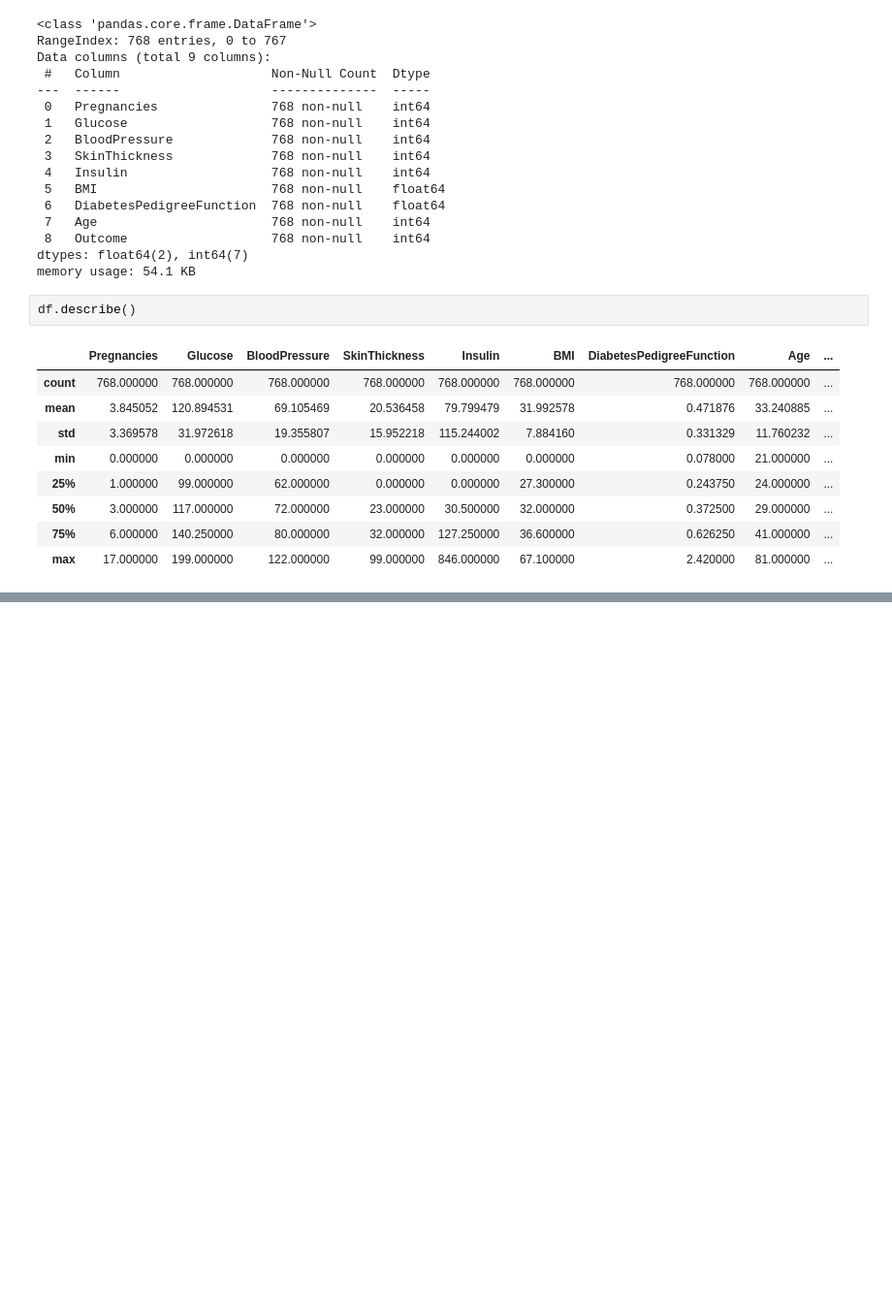
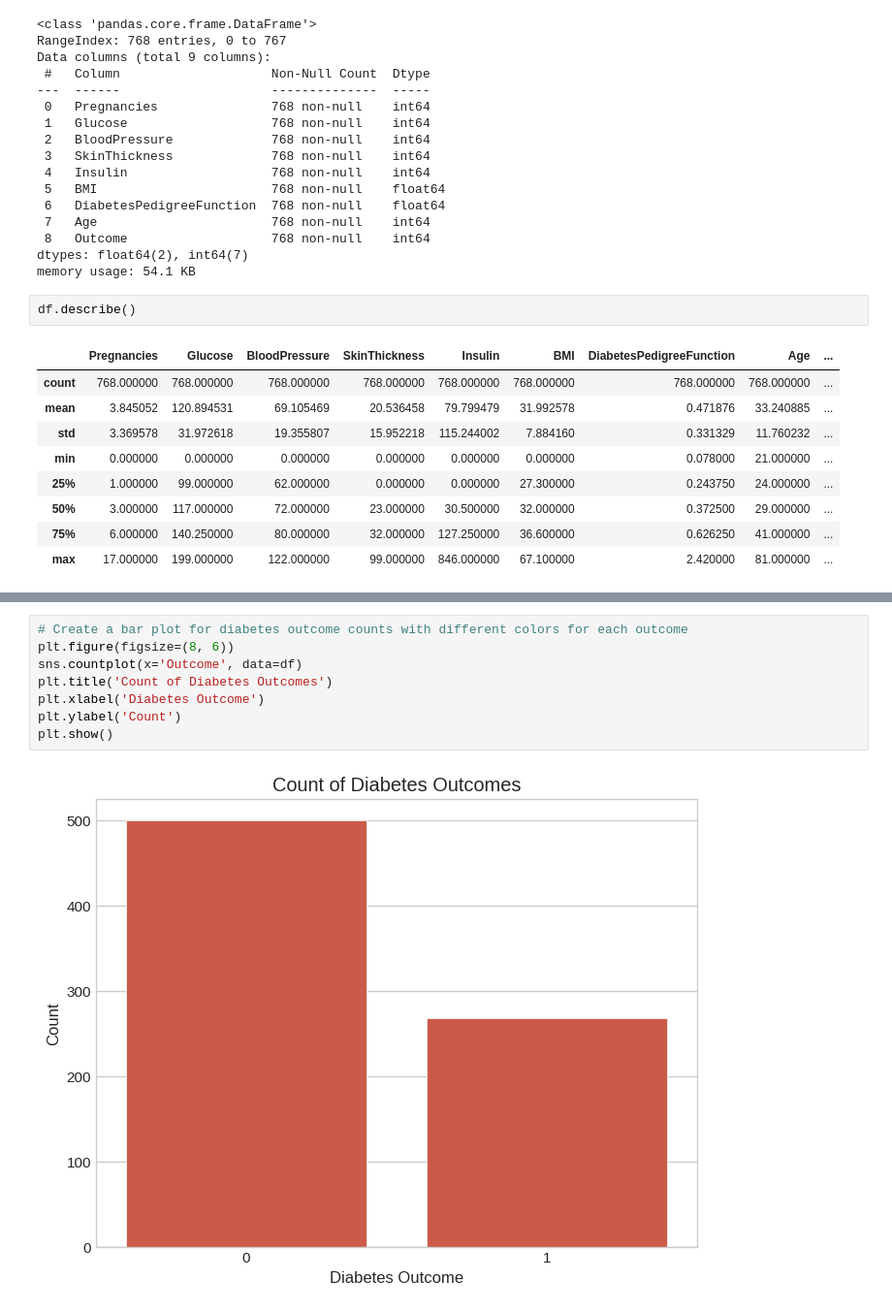
Before and after one commit to drpafowler/applied-ml-philip, a Jupyter notebook: lab02/ml02_philip_pima.ipynb, the cells around one changed output, grey strips where cells are left out. Shown: that part at 97% size. Saved outputs shown, nothing was run; the diff lists cells and outputs as text; blank space fills up the shorter version.

Commit message:
pima indians diabetes dataset.csv

```diff
--- a/lab02/ml02_philip_pima.ipynb
+++ b/lab02/ml02_philip_pima.ipynb
@@ -104,0 +127,10 @@ plt.show()
+# %%
+# Create a bar plot for diabetes outcome counts with different colors for each outcome
+plt.figure(figsize=(8, 6))
+sns.countplot(x='Outcome', data=df)
+plt.title('Count of Diabetes Outcomes')
+plt.xlabel('Diabetes Outcome')
+plt.ylabel('Count')
+plt.show()
+# %% [output]
+[figure, added]
```
Also changed, not shown: parts of 14 cells of this notebook.
